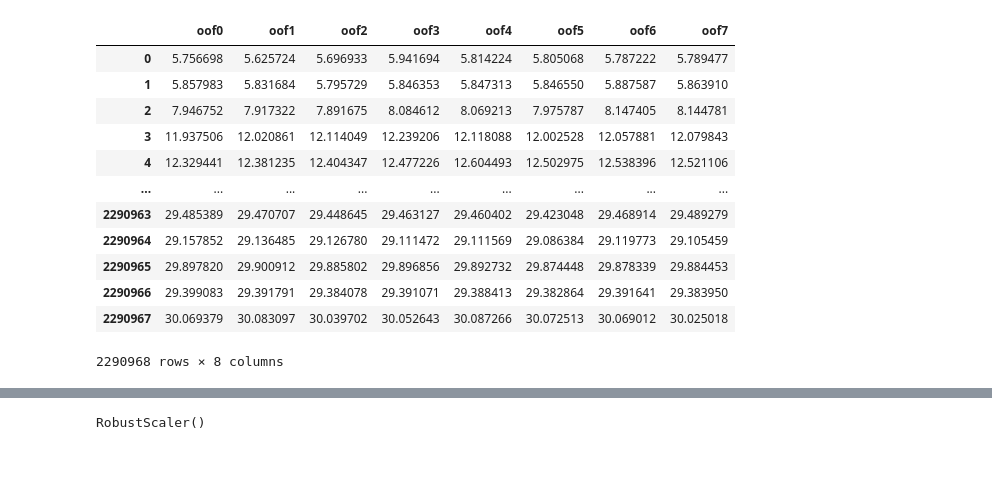
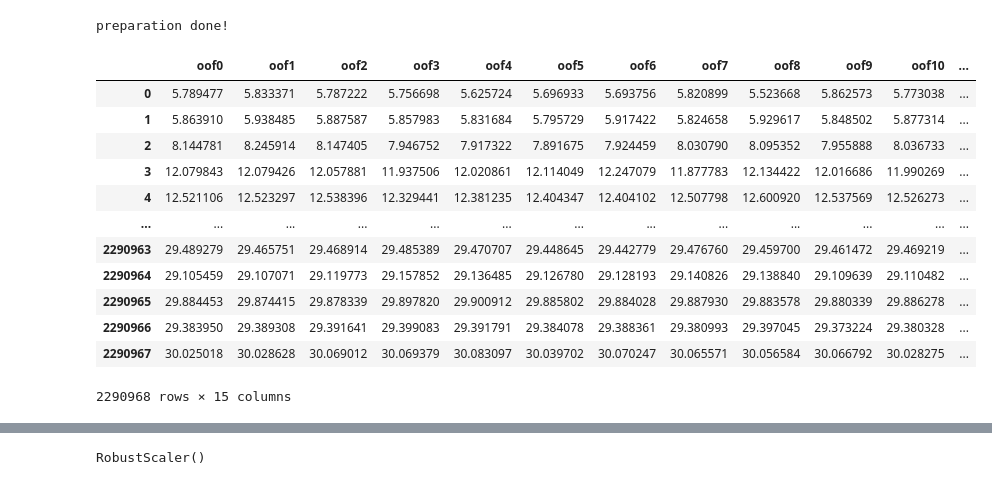
Before and after one commit to root4kaido/Ventilator-Pressure-Prediction, a Jupyter notebook: notebook/other/stacking_lgbm.ipynb, the cells around one changed output, grey strips where cells are left out. Cells and saved outputs as stored; diff of their text form; code cells hidden in the pictures.

```diff
--- a/notebook/other/stacking_lgbm.ipynb
+++ b/notebook/other/stacking_lgbm.ipynb
@@ -51,0 +39,5 @@ _oof
+# %%
+oof_paths = sorted(list(OOF_DIR.rglob('*.npy'))+list(OOF_DIR.rglob('*.csv')))
+sub_paths = sorted(list(SUB_DIR.rglob('*.npy'))+list(SUB_DIR.rglob('*.csv')))
+
+len(oof_paths), len(sub_paths)
@@ -100,17 +105,19 @@ oofs = np.array(oofs)
 # %%
+oofs = read_team_preds(oof_paths)
 _oof = pd.DataFrame(oofs.T, columns=[f'oof{str(i)}' for i in range(oofs.shape[0])])
 _oof
 # %% [output]
+preparation done!
-|  | oof0 | oof1 | oof2 | oof3 | oof4 | oof5 | oof6 | oof7 |
-| 0 | 5.756698 | 5.625724 | 5.696933 | 5.941694 | 5.814224 | 5.805068 | 5.787222 | 5.789477 |
-| 1 | 5.857983 | 5.831684 | 5.795729 | 5.846353 | 5.847313 | 5.846550 | 5.887587 | 5.863910 |
-| 2 | 7.946752 | 7.917322 | 7.891675 | 8.084612 | 8.069213 | 7.975787 | 8.147405 | 8.144781 |
-| 3 | 11.937506 | 12.020861 | 12.114049 | 12.239206 | 12.118088 | 12.002528 | 12.057881 | 12.079843 |
-| 4 | 12.329441 | 12.381235 | 12.404347 | 12.477226 | 12.604493 | 12.502975 | 12.538396 | 12.521106 |
-| ... | ... | ... | ... | ... | ... | ... | ... | ... |
-| 2290963 | 29.485389 | 29.470707 | 29.448645 | 29.463127 | 29.460402 | 29.423048 | 29.468914 | 29.489279 |
-| 2290964 | 29.157852 | 29.136485 | 29.126780 | 29.111472 | 29.111569 | 29.086384 | 29.119773 | 29.105459 |
-| 2290965 | 29.897820 | 29.900912 | 29.885802 | 29.896856 | 29.892732 | 29.874448 | 29.878339 | 29.884453 |
-| 2290966 | 29.399083 | 29.391791 | 29.384078 | 29.391071 | 29.388413 | 29.382864 | 29.391641 | 29.383950 |
-| 2290967 | 30.069379 | 30.083097 | 30.039702 | 30.052643 | 30.087266 | 30.072513 | 30.069012 | 30.025018 |
+|  | oof0 | oof1 | oof2 | oof3 | oof4 | oof5 | oof6 | oof7 | oof8 | oof9 | oof10 | ... |
+| 0 | 5.789477 | 5.833371 | 5.787222 | 5.756698 | 5.625724 | 5.696933 | 5.693756 | 5.820899 | 5.523668 | 5.862573 | 5.773038 | ... |
+| 1 | 5.863910 | 5.938485 | 5.887587 | 5.857983 | 5.831684 | 5.795729 | 5.917422 | 5.824658 | 5.929617 | 5.848502 | 5.877314 | ... |
+| 2 | 8.144781 | 8.245914 | 8.147405 | 7.946752 | 7.917322 | 7.891675 | 7.924459 | 8.030790 | 8.095352 | 7.955888 | 8.036733 | ... |
+| 3 | 12.079843 | 12.079426 | 12.057881 | 11.937506 | 12.020861 | 12.114049 | 12.247079 | 11.877783 | 12.134422 | 12.016686 | 11.990269 | ... |
+| 4 | 12.521106 | 12.523297 | 12.538396 | 12.329441 | 12.381235 | 12.404347 | 12.404102 | 12.507798 | 12.600920 | 12.537569 | 12.526273 | ... |
+| ... | ... | ... | ... | ... | ... | ... | ... | ... | ... | ... | ... | ... |
+| 2290963 | 29.489279 | 29.465751 | 29.468914 | 29.485389 | 29.470707 | 29.448645 | 29.442779 | 29.476760 | 29.459700 | 29.461472 | 29.469219 | ... |
+| 2290964 | 29.105459 | 29.107071 | 29.119773 | 29.157852 | 29.136485 | 29.126780 | 29.128193 | 29.140826 | 29.138840 | 29.109639 | 29.110482 | ... |
+| 2290965 | 29.884453 | 29.874415 | 29.878339 | 29.897820 | 29.900912 | 29.885802 | 29.884028 | 29.887930 | 29.883578 | 29.880339 | 29.886278 | ... |
+| 2290966 | 29.383950 | 29.389308 | 29.391641 | 29.399083 | 29.391791 | 29.384078 | 29.388361 | 29.380993 | 29.397045 | 29.373224 | 29.380328 | ... |
+| 2290967 | 30.025018 | 30.028628 | 30.069012 | 30.069379 | 30.083097 | 30.039702 | 30.070247 | 30.065571 | 30.056584 | 30.066792 | 30.028275 | ... |
-2290968 rows × 8 columns
+2290968 rows × 15 columns
```
Also changed, not shown: parts of 31 cells of this notebook, 17 other files.
